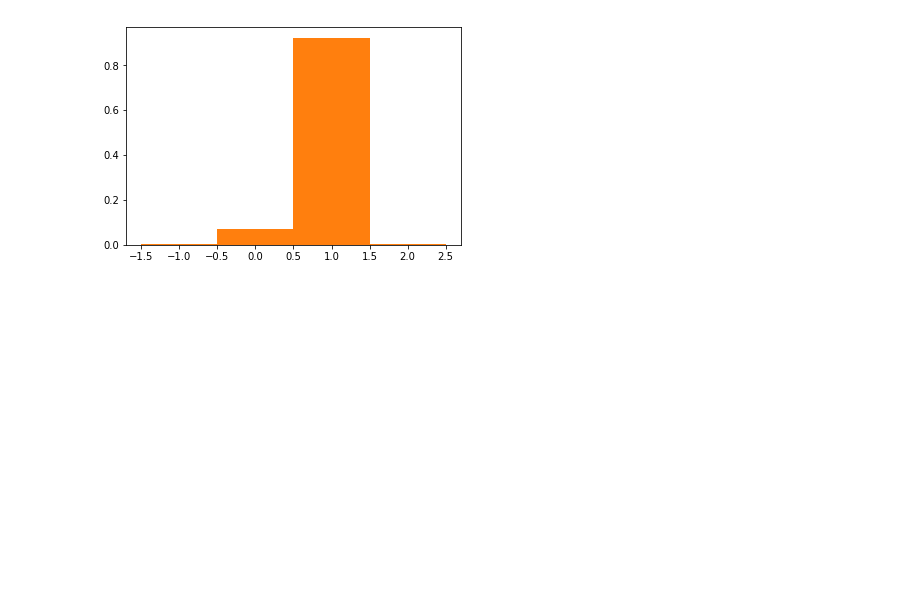
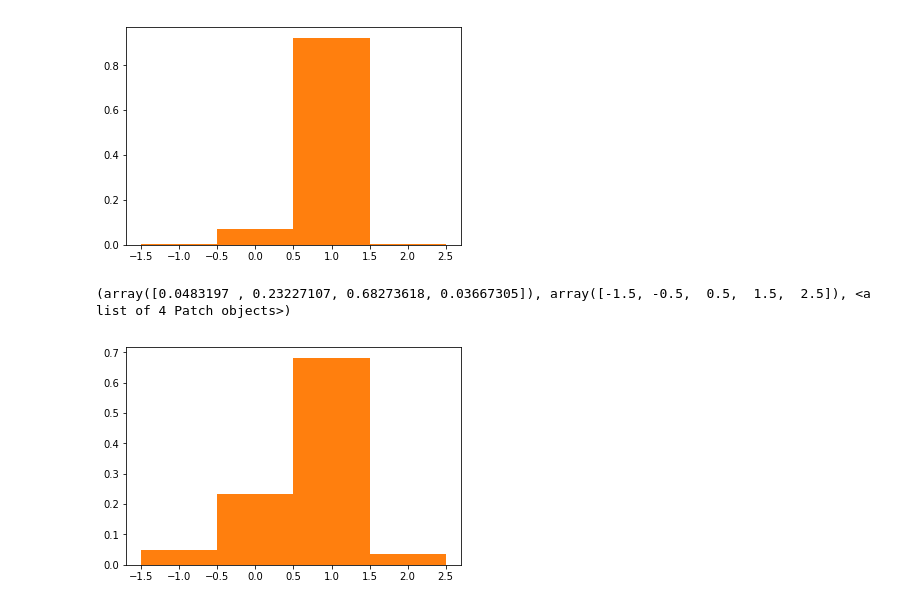
Before and after one commit to mburhanpurkar/xy3d, a Jupyter notebook: Winding Analysis on Full Model.ipynb, the cells around one changed output. Saved outputs shown, nothing was run; the diff lists cells and outputs as text; code cells hidden in the pictures; blank space fills up the shorter version.

```diff
--- a/Winding Analysis on Full Model.ipynb
+++ b/Winding Analysis on Full Model.ipynb
@@ -102,0 +101,11 @@ plt.show()
+# %%
+# but with 5000, the number of 4pi vortices are comparable to the number of 2pi as in the K=0.5 case...
+cont_J25K8 = J25K8[0, :5000:L]
+for row in J25K8[1:, :5000:L]:
+    cont_J25K8 = np.append(cont_J25K8, row)
+plt.hist(cont_J25K8, bins=[-1.5, -0.5, 0.5, 1.5, 2.5], density=True)
+print plt.hist(cont_J25K8, bins=[-1.5, -0.5, 0.5, 1.5, 2.5], density=True)
+plt.show()
+# %% [output]
+(array([0.0483197 , 0.23227107, 0.68273618, 0.03667305]), array([-1.5, -0.5,  0.5,  1.5,  2.5]), <a list of 4 Patch objects>)
+[figure, added]
```
Also changed, not shown: parts of 2 cells of this notebook.
